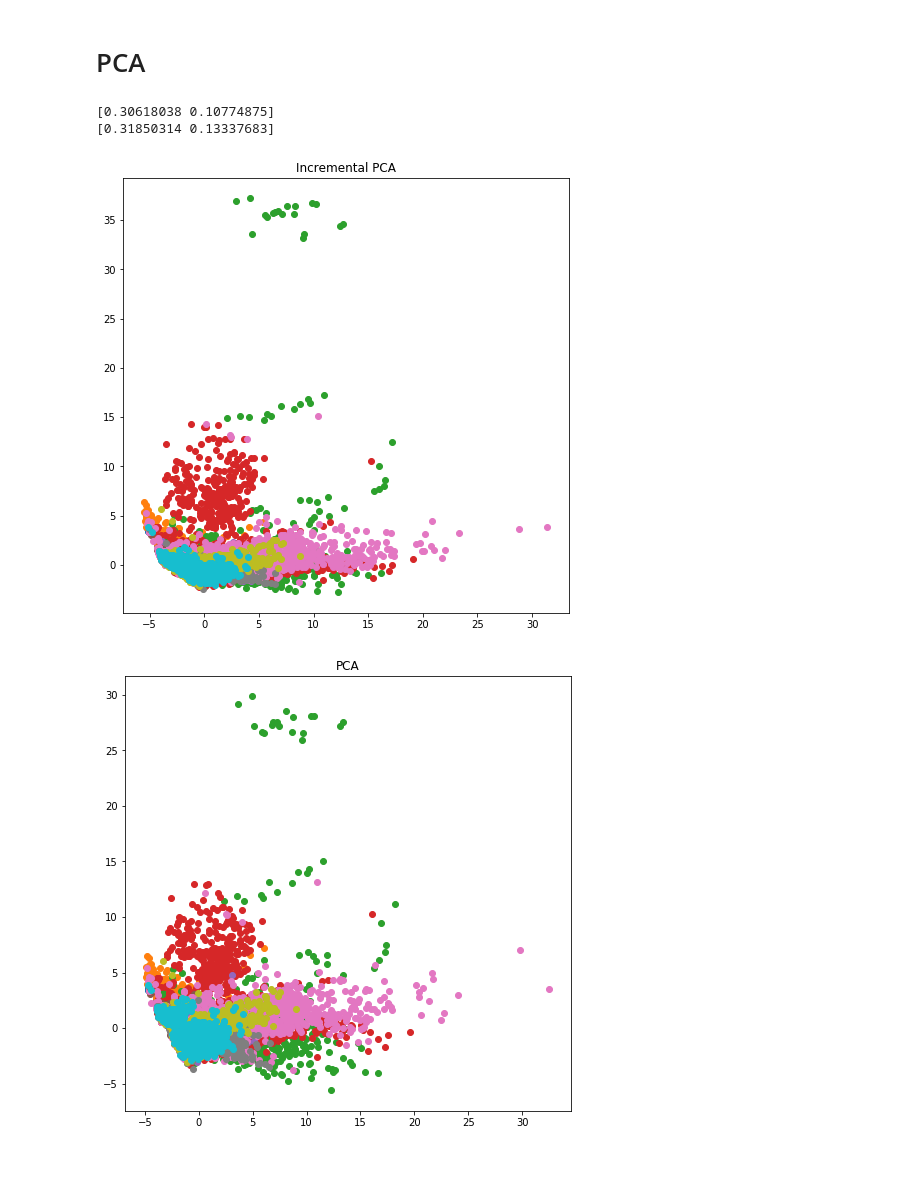
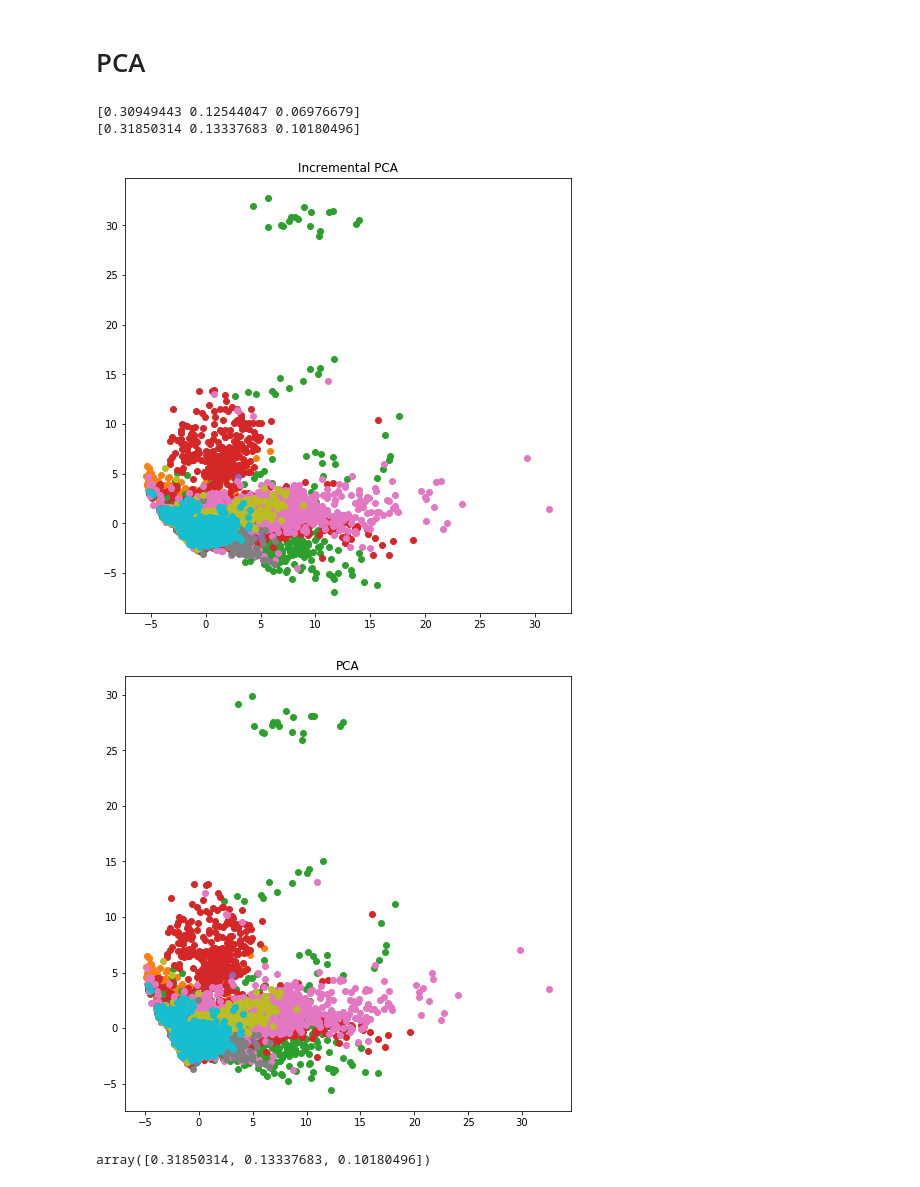
Before and after one commit to epcervantes7/ClassicComputerScienceProblemsInPython, a Jupyter notebook: testes/Untitled.ipynb, the cells around one changed output. Drawn from its saved outputs; the diff is of its cells as text; code cells hidden in the pictures.

```diff
--- a/testes/Untitled.ipynb
+++ b/testes/Untitled.ipynb
@@ -157,14 +157,14 @@ import matplotlib.pyplot as plt
 from sklearn.datasets import load_iris
 from sklearn.decomposition import PCA, IncrementalPCA
 
-n_components = 2
+n_components = 3
 X= StandardScaler().fit_transform(X)
 
 ipca = IncrementalPCA(n_components=n_components, batch_size=10)
 X_ipca = ipca.fit_transform(X)
 print(ipca.explained_variance_ratio_)
 # pca = PCA(n_components=n_components)
-pca = PCA(copy=True, iterated_power='auto', n_components=2, random_state=None,
+pca = PCA(copy=True, iterated_power='auto', n_components=n_components, random_state=None,
   svd_solver='auto', tol=0.0, whiten=False)
 X_pca = pca.fit_transform(X)
 print(pca.explained_variance_ratio_)
@@ -184,34 +184,38 @@ print(pca.explained_variance_ratio_)
 # #     else:
 # #         plt.title(title + " of iris dataset")
 #     plt.legend(loc="best", shadow=False, scatterpoints=1)
 #     plt.xlabel("PC1 "+str(round((pca.explained_variance_ratio_[0])*100,2))+"%")
 #     plt.ylabel("PC2 "+str(round((pca.explained_variance_ratio_[1])*100,2))+"%")
 #     plt.savefig("interneuronio_piramidal.pdf")
 # #     plt.axis([-4, 4, -1.5, 1.5])
 # plt.show()
 
 colors = cm.tab10(np.linspace(0, 1, 10))
 for X_transformed, title in [(X_ipca, "Incremental PCA"), (X_pca, "PCA")]:
     plt.figure(figsize=(8, 8))
     for  c,i, target_name in zip(colors, [1,2,3,4,5,6,7,8,9,10], ['C1' ,'C2','C3','C4','C5','C6','C7','C8','C9','C10']):
         plt.scatter(
             X_transformed[y == i, 0],
             X_transformed[y == i, 1],
             color=c,
             #edgecolor=c, facecolor=c,
             #alpha=0.8,
             label=str(target_name))
 
 #     if "Incremental" in title:
 #         err = np.abs(np.abs(Y) - np.abs(Y_ipca)).mean()
 #         plt.title(title + " of neuron dataset\nMean absolute unsigned error "
 #                   "%.6f" % err)
 
 #     else:
     plt.title(title)
 plt.show()
 # %% [output]
-[0.30618038 0.10774875]
-[0.31850314 0.13337683]
+[0.30949443 0.12544047 0.06976679]
+[0.31850314 0.13337683 0.10180496]
-[figure, old version]
+[figure, new version]
 [figure]
+# %%
+pca.explained_variance_ratio_
+# %% [output]
+array([0.31850314, 0.13337683, 0.10180496])
```
Also changed, not shown: 2 other files.
